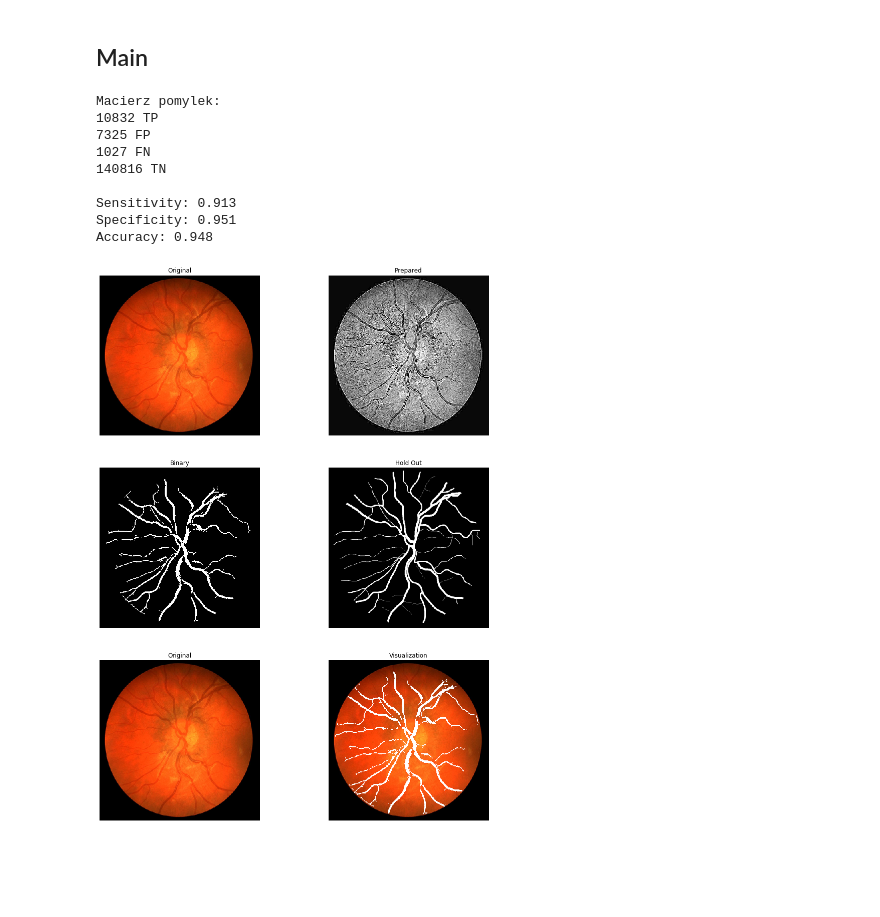
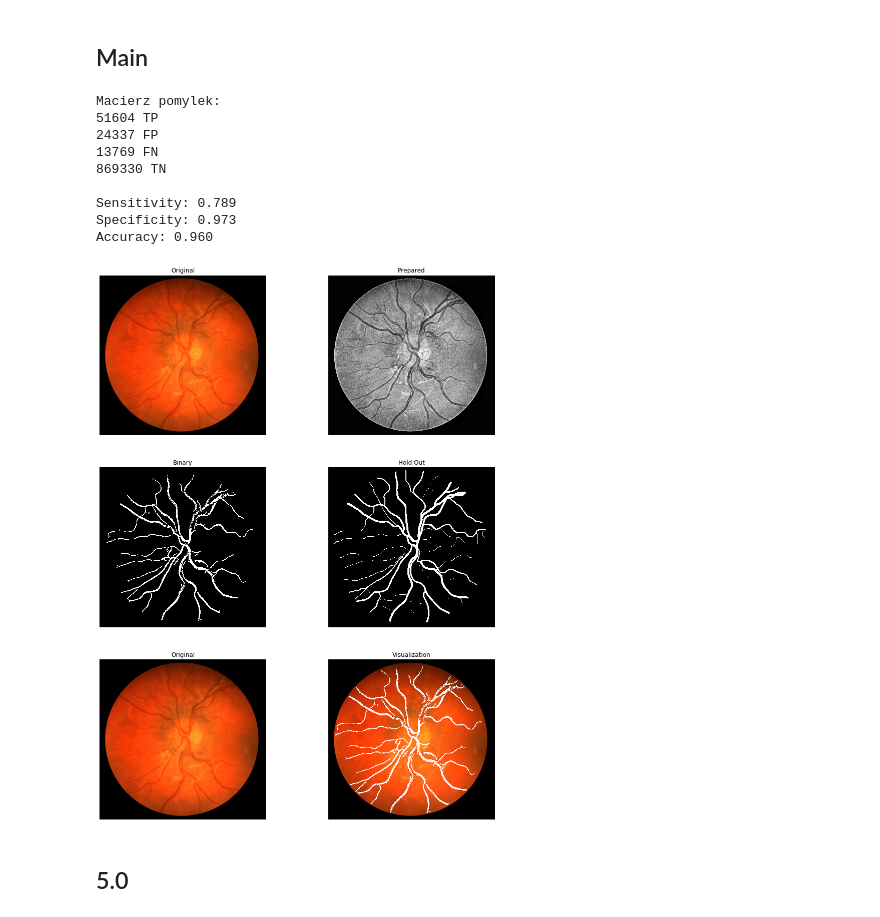
Before and after one commit to Preludium/IwM, a Jupyter notebook: fundus.ipynb, the cells around one changed output. Cells and saved outputs as stored; diff of their text form; code cells hidden in the pictures; blank space fills up the shorter version.

```diff
--- a/fundus.ipynb
+++ b/fundus.ipynb
@@ -20,7 +24,7 @@ ORIGINAL_PHOTO_HOLD_OUT = "photos/{0}_1stHO.png".format(PATH)
 # %%
 def loadImage(file, size=400):
     img = cv2.imread(file, cv2.IMREAD_COLOR)
-    img = cv2.resize(img, (size, size), interpolation=cv2.INTER_AREA)
+    # img = cv2.resize(img, (size, size), interpolation=cv2.INTER_AREA)
     img = cv2.cvtColor(img, cv2.COLOR_BGR2RGB)
     return img
 # %%
@@ -93,14 +112,27 @@ def preProcessing(img, optionNumbers):
 # %%
 def properProcessing(img):
     img = sato(img)
-    return img
+    return img_as_ubyte(img)
 # %%
 def removeBorder(original, img):
     for i in range(len(original)):
         for j in range(len(original[0])):
-            if original[i][j] == False:
+            if original[i][j] < 50:
                 img[i][j] = 0
     return img
+
+def lighten(img):
+    for i in range(len(img)):
+        for j in range(len(img[0])):
+            if img[i][j] > 75:
+                if img[i][j] <= 250:
+                    img[i][j] += 5
+            else:
+                if img[i][j] < 76:
+                    if img[i][j] > 5:
+                        img[i][j] -= 5
+
+    return img
 # %%
 def applyBinary(bin, org):
     ori = np.copy(org)
@@ -119,13 +151,13 @@ def checkEffectivity(img, ho):
 
     for i in range(len(img)):
         for j in range(len(img[0])):
-            if img[i, j] > 0 and ho[i, j] > 0:
+            if img[i, j] == 1 and ho[i, j] == 1:
                 TP += 1
             elif img[i, j] == 0 and ho[i, j] == 0:
                 TN += 1
-            elif img[i, j] == 0 and ho[i, j] > 0:
+            elif img[i, j] == 0 and ho[i, j] == 1:
                 FP += 1
-            elif img[i, j] > 0 and ho[i, j] == 0:
+            elif img[i, j] == 1 and ho[i, j] == 0:
                 FN += 1
 
     print('Macierz pomylek:\n{} TP\n{} FP\n{} FN\n{} TN\n'.format(TP, FP, FN, TN))
@@ -137,27 +169,30 @@ def checkEffectivity(img, ho):
 # %%
 originalImage = loadImage(ORIGINAL_PHOTO_NAME)
 
-preparedImage = preProcessing(originalImage, [0, 4, 2, 5])
+preparedImage = preProcessing(originalImage, [0, 1, 7, 5, 9])
+preparedImage = lighten(preparedImage)
+
 resultImage = properProcessing(preparedImage)
-resultImage = removeBorder(preProcessing(originalImage, [0]) > 50, resultImage)
-resultImage = preProcessing(resultImage, [1, 3])
-resultBinary = preProcessing(resultImage > 30, [6])
+resultImage = preProcessing(resultImage, [1, 8, 3])
+resultBinary = preProcessing(resultImage > 30, [6]).astype(int)
 
-holdOut = preProcessing(loadImage(ORIGINAL_PHOTO_HOLD_OUT), [0, 3])
+resultBinary = removeBorder(preparedImage, resultBinary)
+
+holdOut = (preProcessing(loadImage(ORIGINAL_PHOTO_HOLD_OUT), [0]) / 255).astype(int)
 visualized = applyBinary(resultBinary, originalImage)
 
 showImages(originalImage, preparedImage, resultBinary, holdOut, visualized)
 checkEffectivity(resultBinary, holdOut) # extend for 5+ images
-
-# good results for: 05R, 05L, 04R, 04L, 09R, 09L, 06L, 06R
 # %% [output]
 Macierz pomylek:
-10832 TP
-7325 FP
-1027 FN
-140816 TN
+51604 TP
+24337 FP
+13769 FN
+869330 TN
 
-Sensitivity: 0.913
-Specificity: 0.951
-Accuracy: 0.948
+Sensitivity: 0.789
+Specificity: 0.973
+Accuracy: 0.960
-[figure, old version]
+[figure, new version]
+# %% [markdown]
+## 5.0
```
Also changed, not shown: parts of 5 cells of this notebook.
